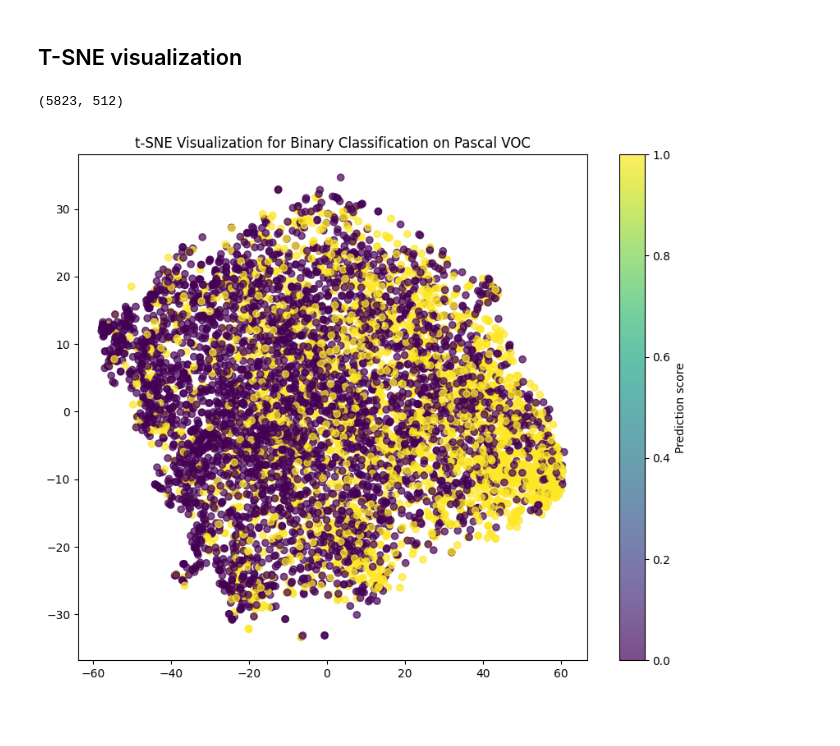
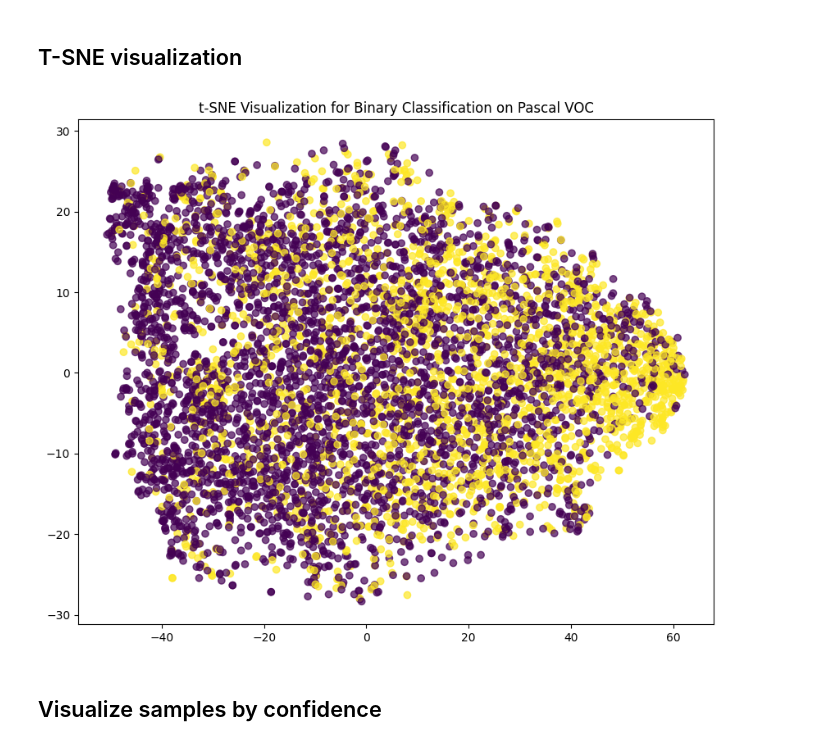
Before and after one commit to cassuci/mc959_ssl, a Jupyter notebook: pascal_classification_evaluation.ipynb, the cells around one changed output. Drawn from its saved outputs; the diff is of its cells as text; code cells hidden in the pictures; blank space fills up the shorter version.

```diff
--- a/pascal_classification_evaluation.ipynb
+++ b/pascal_classification_evaluation.ipynb
@@ -65,17 +81,5 @@ model.evaluate(val_dataset)
 # %%
-all_y = []
-all_pred = []
-
-for batch in tqdm.tqdm(val_dataset):
-    x, y = batch
-    pred = model.predict(x, verbose=0)
-    all_y.extend(y)
-    all_pred.extend(pred.squeeze())
-
-all_y = np.array(all_y)
-all_pred = np.array(all_pred)
-
-precision, recall, thresholds = precision_recall_curve(all_y, all_pred)
+precision, recall, thresholds = precision_recall_curve(labels, scores)
 f1_scores = 2 * (precision * recall) / (precision + recall)
 # %%
 best_f1_idx = np.argmax(f1_scores)
@@ -122,20 +126,17 @@ for batch in tqdm.tqdm(val_dataset):
 
 all_y = np.array(all_y)
 all_embeddings = np.array(all_embeddings)
-
-all_embeddings.shape
-# %% [output]
-(5823, 512)
 # %%
 from sklearn.manifold import TSNE
 tsne = TSNE(n_components=2, perplexity=50)
-features_2d = tsne.fit_transform(all_embeddings)
+features = tsne.fit_transform(all_embeddings)
 # %%
 # Plot the results
 plt.figure(figsize=(10, 8))
-scatter = plt.scatter(features_2d[:, 0], features_2d[:, 1], c=all_y, cmap='viridis', alpha=0.7)
-plt.colorbar(scatter, label="Prediction score")
+scatter = plt.scatter(features[:, 0], features[:, 1], c=all_y, cmap='viridis', alpha=0.7)
 plt.title("t-SNE Visualization for Binary Classification on Pascal VOC")
 plt.show()
 # %% [output]
-[figure, old version]
+[figure, new version]
+# %% [markdown]
+## Visualize samples by confidence
```
Also changed, not shown: parts of 7 cells of this notebook.
